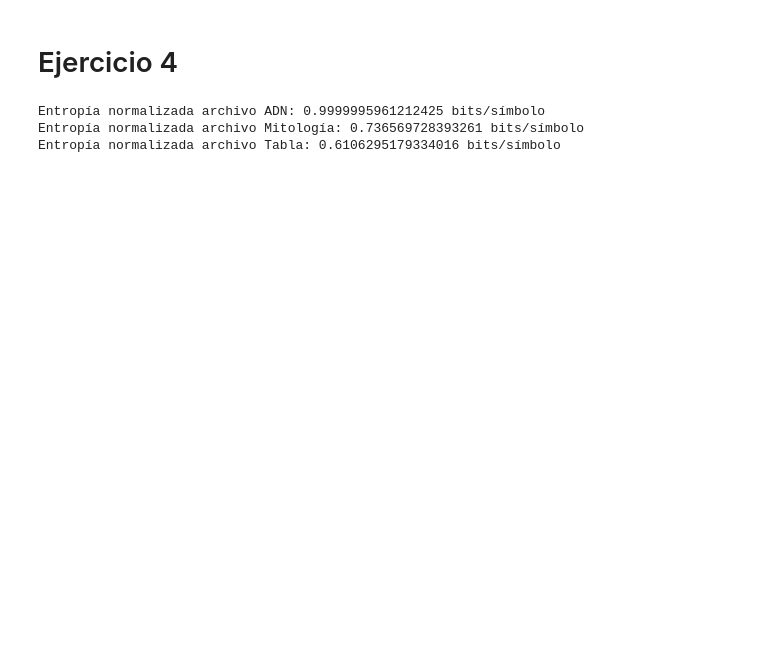
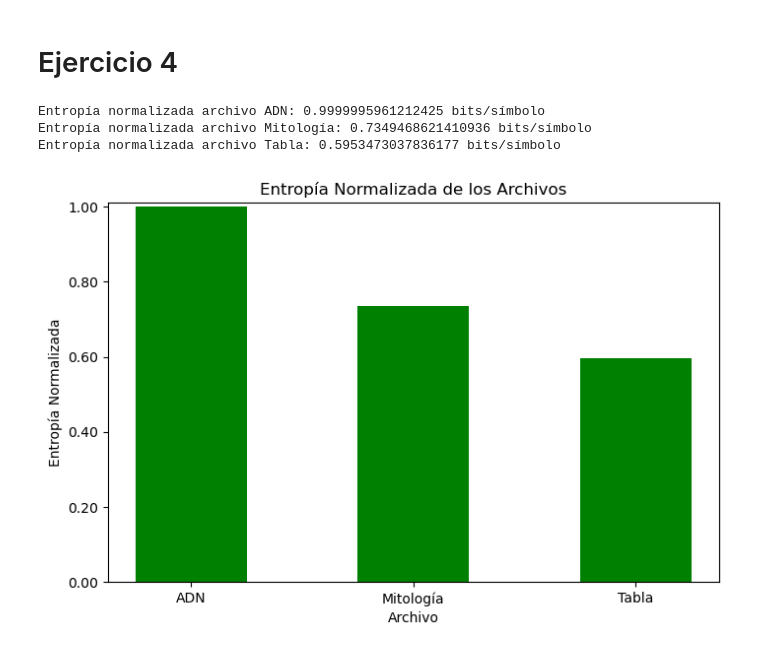
Before and after one commit to PilarOtero/TP2-IyE, a Jupyter notebook: tp2-IyE.ipynb, the cells around one changed output. Cells and saved outputs as stored; diff of their text form; code cells hidden in the pictures; blank space fills up the shorter version.

```diff
--- a/tp2-IyE.ipynb
+++ b/tp2-IyE.ipynb
@@ -142,12 +157,24 @@ def entropia_normalizada(probabilidades):
     N = len(probabilidades)
     H = entropia(probabilidades)
     return H / np.log2(N)
+# %%
+def grafico_entropia_normalizada(entropias_normalizadas, archivos):
+    plt.figure(figsize=(8,5))
+    plt.bar(archivos, entropias_normalizadas, color='green',width = 0.5)
+    plt.title('Entropía Normalizada de los Archivos')
+    plt.xlabel('Archivo')
+    plt.ylabel('Entropía Normalizada')
+    plt.ylim(0, 1.01)
+    plt.gca().yaxis.set_major_formatter(FormatStrFormatter('%.2f'))
+    plt.show()
 # %%
 if __name__ == "__main__":
     entropias_normalizadas = [entropia_normalizada(probabilidad) for probabilidad in probabilidades]
     for archivo in archivos:
         print(f"Entropía normalizada archivo {nombres[archivos.index(archivo)]}: {entropias_normalizadas[archivos.index(archivo)]} bits/símbolo")
+    grafico_entropia_normalizada(entropias_normalizadas, nombres)
 # %% [output]
 Entropía normalizada archivo ADN: 0.9999995961212425 bits/símbolo
-Entropía normalizada archivo Mitología: 0.736569728393261 bits/símbolo
-Entropía normalizada archivo Tabla: 0.6106295179334016 bits/símbolo
+Entropía normalizada archivo Mitología: 0.7349468621410936 bits/símbolo
+Entropía normalizada archivo Tabla: 0.5953473037836177 bits/símbolo
+[figure, added]
```
Also changed, not shown: parts of 6 cells of this notebook.
